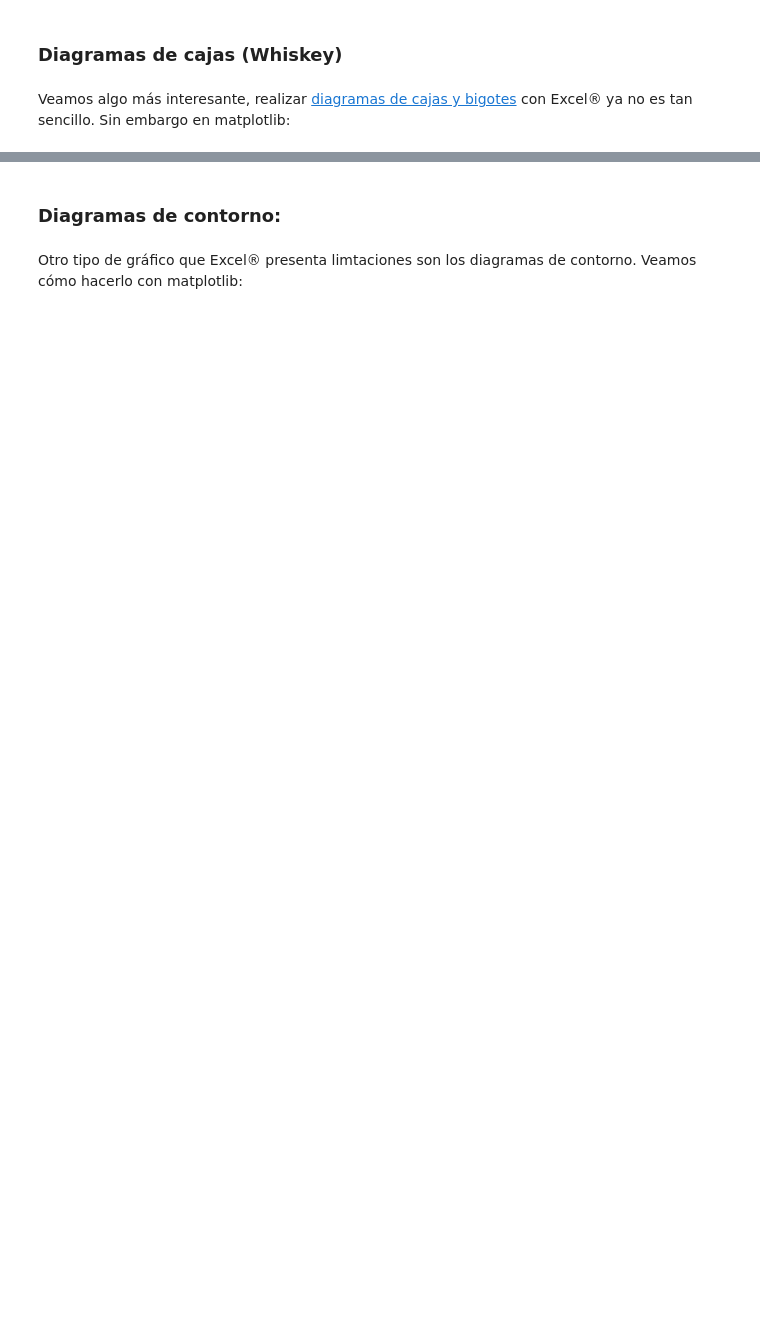
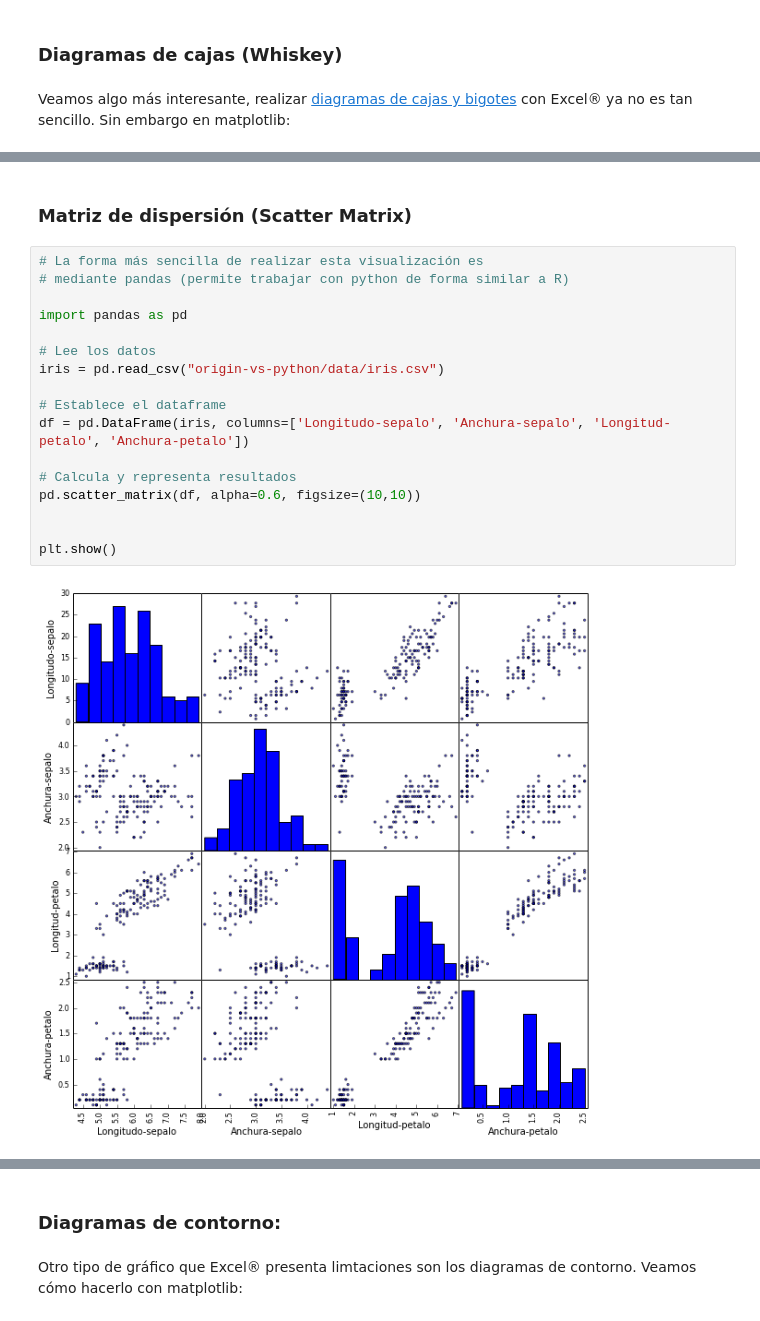
Before and after one commit to franktoffel/origin, a Jupyter notebook: originlab-python.ipynb, the cells around one changed output, grey strips where cells are left out. Drawn from its saved outputs; the diff is of its cells as text; blank space fills up the shorter version.

```diff
--- a/originlab-python.ipynb
+++ b/originlab-python.ipynb
@@ -245,3 +249,24 @@ plt.show()
 # %% [markdown]
 Resultado reproducido con Origin:
 ![caption](http://cloud.originlab.com/www/resources/graph_gallery/images_galleries_new/Box_Width_by_Variable.png)
+# %% [markdown]
+### Matriz de dispersión (Scatter Matrix)
+# %%
+# La forma más sencilla de realizar esta visualización es
+# mediante pandas (permite trabajar con python de forma similar a R)
+
+import pandas as pd
+
+# Lee los datos
+iris = pd.read_csv("origin-vs-python/data/iris.csv")
+
+# Establece el dataframe
+df = pd.DataFrame(iris, columns=['Longitudo-sepalo', 'Anchura-sepalo', 'Longitud-petalo', 'Anchura-petalo'])
+
+# Calcula y representa resultados
+pd.scatter_matrix(df, alpha=0.6, figsize=(10,10))
+
+
+plt.show()
+# %% [output]
+[figure, added]
```
Also changed, not shown: parts of 22 cells of this notebook, 1 other file.
